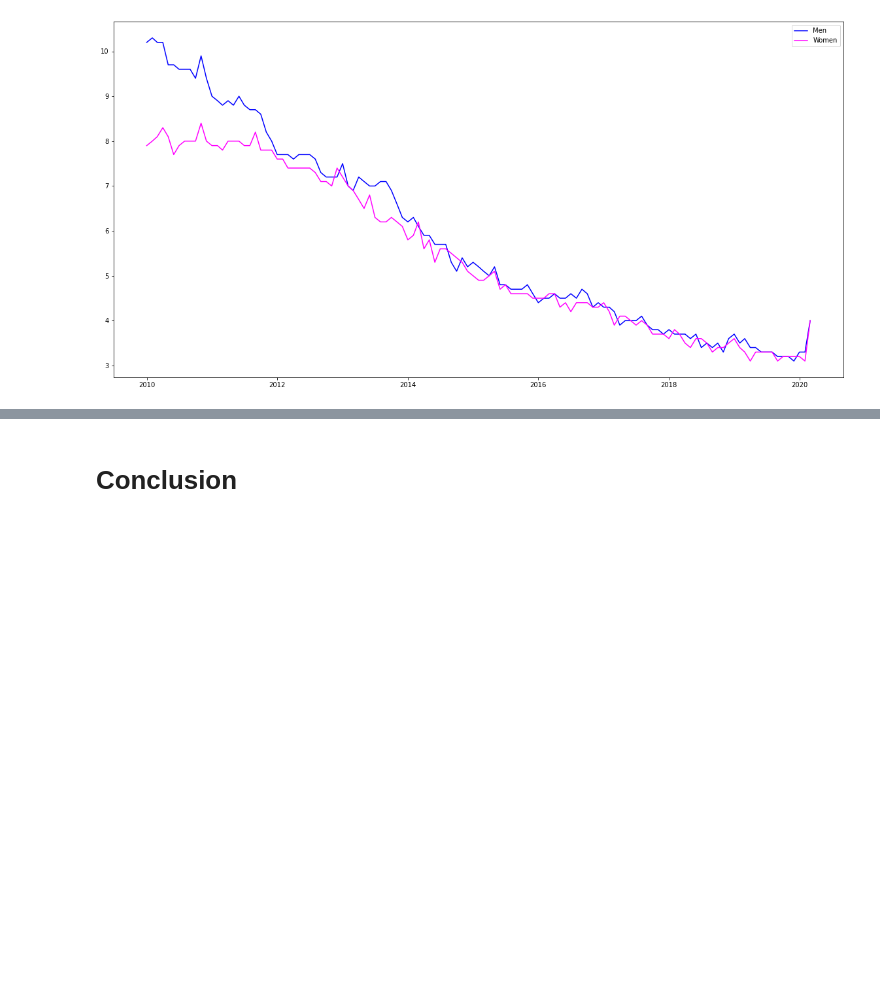
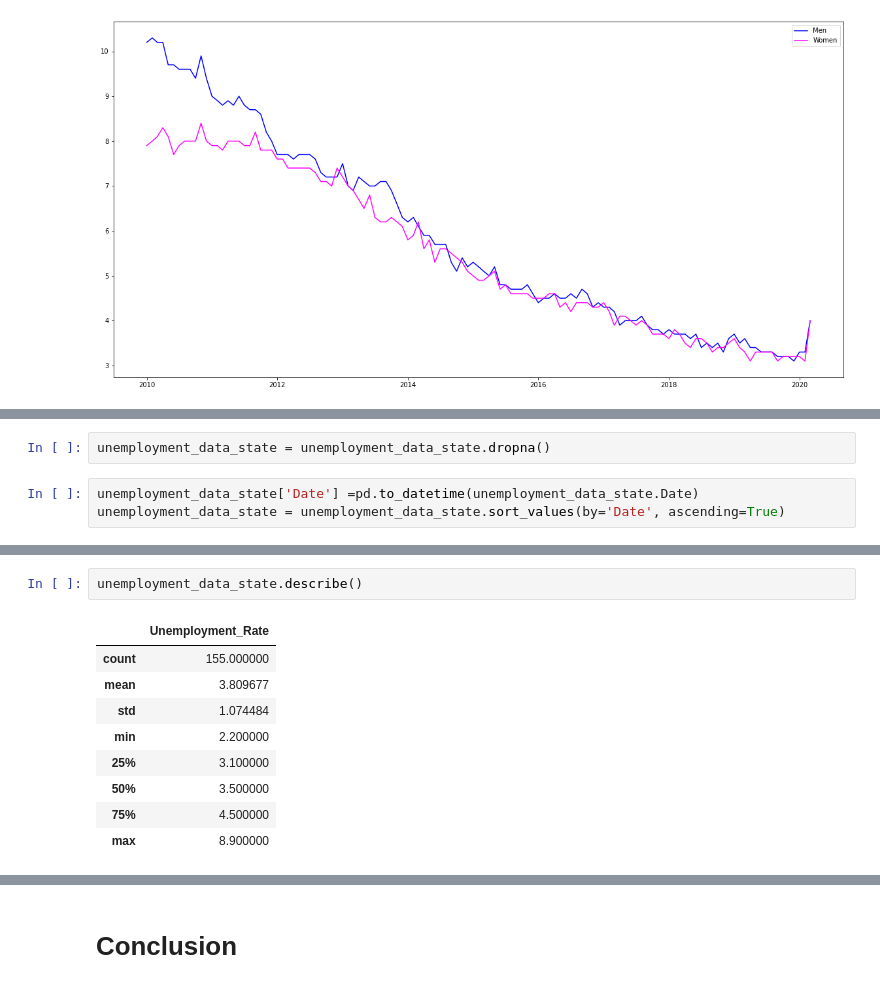
Before and after one commit to anushirahatti/unemployment-data, a Jupyter notebook: src/us_unemployment_rate_analysis.ipynb, the cells around one changed output, grey strips where cells are left out. Drawn from its saved outputs; the diff is of its cells as text; blank space fills up the shorter version.

```diff
--- a/src/us_unemployment_rate_analysis.ipynb
+++ b/src/us_unemployment_rate_analysis.ipynb
@@ -121,0 +159,5 @@ plt.legend()
+# %%
+unemployment_data_state = unemployment_data_state.dropna()
+# %%
+unemployment_data_state['Date'] =pd.to_datetime(unemployment_data_state.Date)
+unemployment_data_state = unemployment_data_state.sort_values(by='Date', ascending=True)
@@ -121,0 +172,12 @@ plt.legend()
+# %%
+unemployment_data_state.describe()
+# %% [output]
+|  | Unemployment_Rate |
+| count | 155.000000 |
+| mean | 3.809677 |
+| std | 1.074484 |
+| min | 2.200000 |
+| 25% | 3.100000 |
+| 50% | 3.500000 |
+| 75% | 4.500000 |
+| max | 8.900000 |
```
Also changed, not shown: parts of 12 cells of this notebook.
